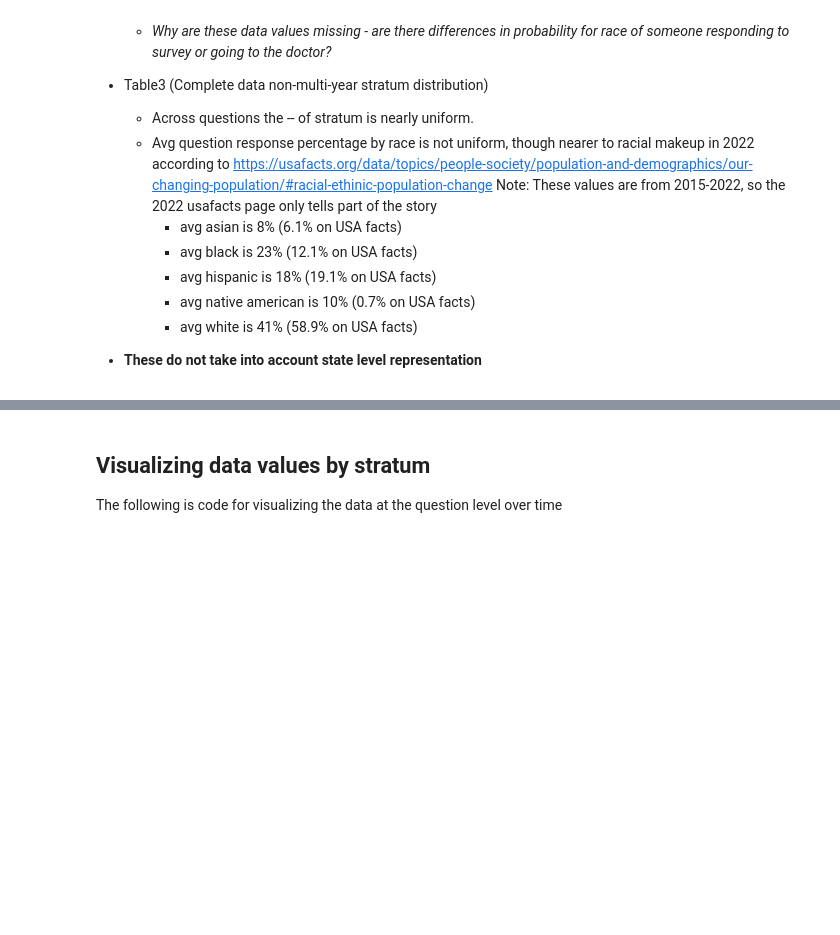
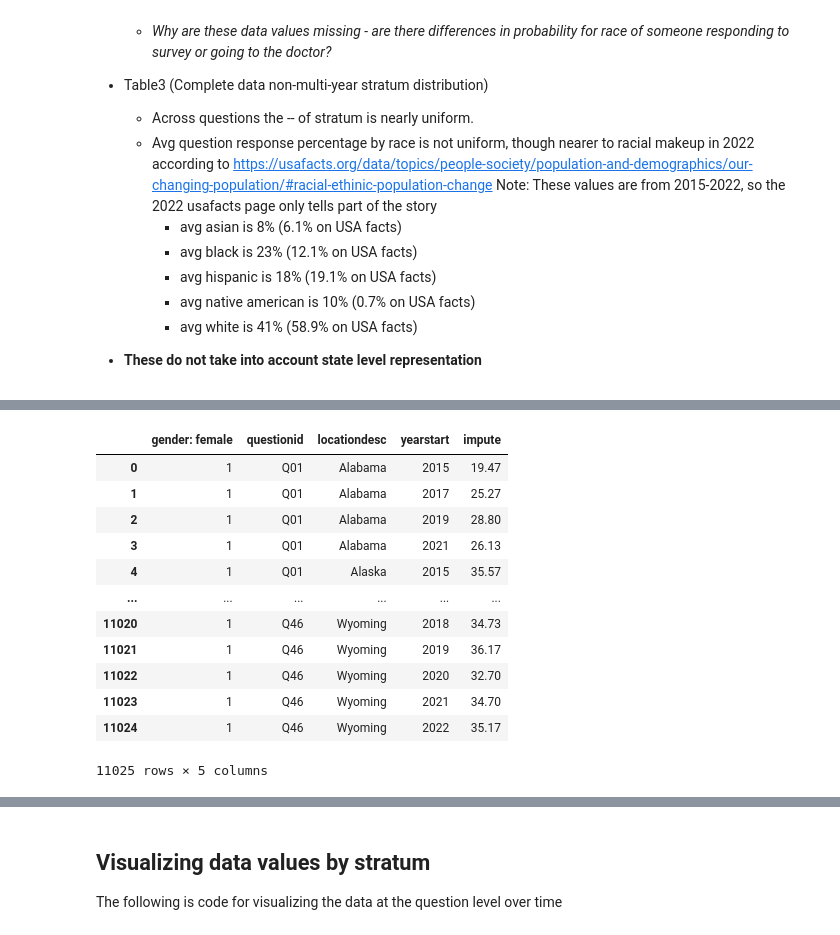
Before and after one commit to WulfNovak/python_data_cleaning, a Jupyter notebook: alz_health_data_clean.ipynb, the cells around one changed output, grey strips where cells are left out. Drawn from its saved outputs; the diff is of its cells as text; code cells hidden in the pictures; blank space fills up the shorter version.

```diff
--- a/alz_health_data_clean.ipynb
+++ b/alz_health_data_clean.ipynb
@@ -695,0 +604,40 @@ Index(['yearstart', 'locationdesc', 'data_value', 'questionid', 'age: 50-64',
+# %%
+# tabledf_1 is all data aside from multi-year data
+
+# Maybe exclude missing values
+imputation_df = table1_df.drop(columns = ['rowid', 'yearend', # 'locationdesc',
+                                          'topic', 'data_value_type', 'data_value_footnote',
+                                          'question', 'low_confidence_limit', 'high_confidence_limit',
+                                          'classid', 'topicid', 'stratificationid1', 'stratificationcategoryid2',
+                                          'stratificationid2', 'location_indicator', 'latitude', 'longitude'])
+
+# Complete values only
+full_data = imputation_df.loc[~imputation_df['data_value'].isna()]
+
+# simple stratum_impute function
+def stratum_impute(df, stratum):
+
+    stratum_impute = (df.loc[df[stratum] == 1]
+             .groupby(['questionid', 'locationdesc', # why does including location desc give so many more imputed values
+                       'yearstart', stratum])
+             .agg(impute = ('data_value', 'mean'))
+             .reset_index()
+             )
+
+    return stratum_impute
+
+stratum_impute(full_data, 'gender: female')
+# %% [output]
+|  | gender: female | questionid | locationdesc | yearstart | impute |
+| 0 | 1 | Q01 | Alabama | 2015 | 19.47 |
+| 1 | 1 | Q01 | Alabama | 2017 | 25.27 |
+| 2 | 1 | Q01 | Alabama | 2019 | 28.80 |
+| 3 | 1 | Q01 | Alabama | 2021 | 26.13 |
+| 4 | 1 | Q01 | Alaska | 2015 | 35.57 |
+| ... | ... | ... | ... | ... | ... |
+| 11020 | 1 | Q46 | Wyoming | 2018 | 34.73 |
+| 11021 | 1 | Q46 | Wyoming | 2019 | 36.17 |
+| 11022 | 1 | Q46 | Wyoming | 2020 | 32.70 |
+| 11023 | 1 | Q46 | Wyoming | 2021 | 34.70 |
+| 11024 | 1 | Q46 | Wyoming | 2022 | 35.17 |
+11025 rows × 5 columns
```
Also changed, not shown: parts of 7 cells of this notebook.
